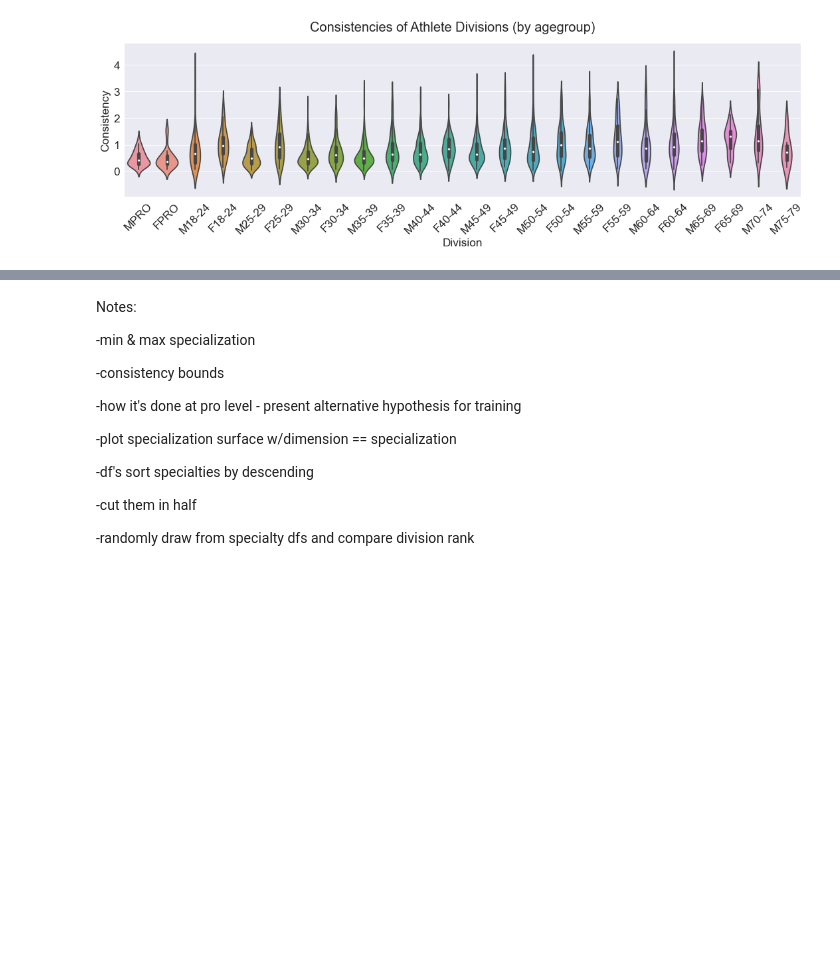
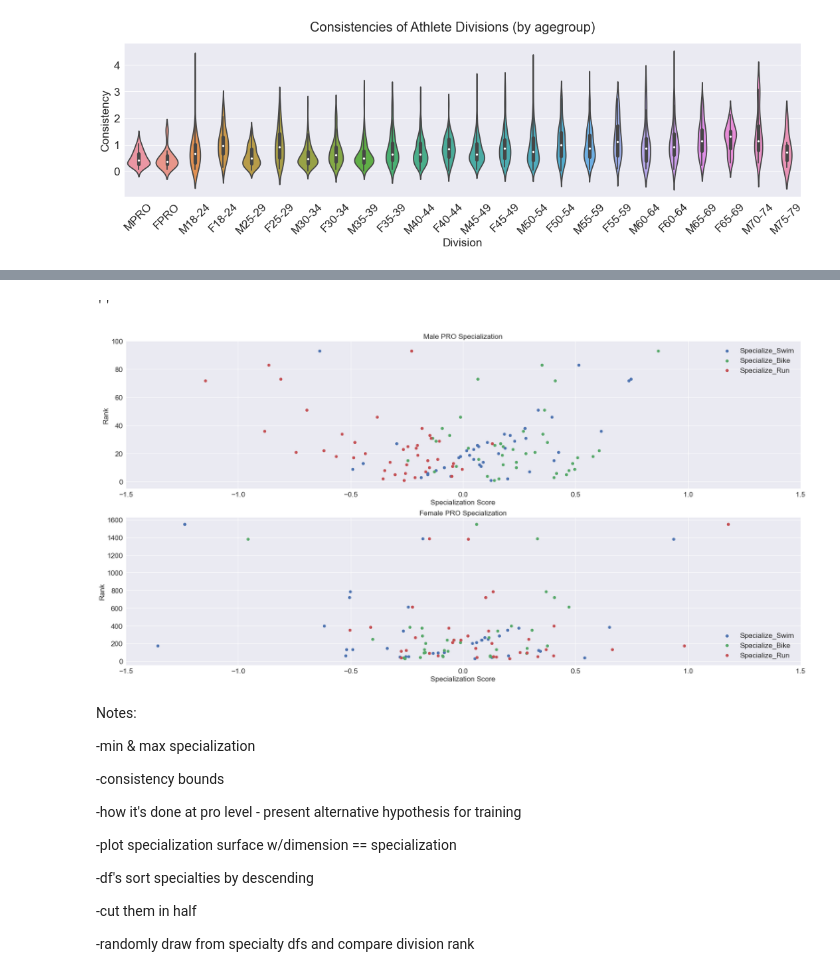
Before and after one commit to czaloumi/ironman-2019, a Jupyter notebook: src/ironman19.ipynb, the cells around one changed output, grey strips where cells are left out. Saved outputs shown, nothing was run; the diff lists cells and outputs as text; code cells hidden in the pictures; blank space fills up the shorter version.

Commit message:
specialization updates

```diff
--- a/src/ironman19.ipynb
+++ b/src/ironman19.ipynb
@@ -421,3 +379,51 @@ ax.legend()
+# %%
+def plot_specialization(df, division):
+    '''
+    Function scatter plots specialization scores for Swim, BIke, and Run events
+    by athlete division rank.
+
+    Note: function plots two separate plots per division gender.
+
+    PARAMETERS
+    ----------
+        df: pandas dataframe
+        division: string
+
+    RETURNS
+    -------
+        Two plots by division gender
+    '''
+    female_df = df[df['Gender'] == 0]
+    male_df = df[df['Gender'] == 1]
+    fem_div = female_df[female_df['Division'] == f'F{division}']
+    male_div = male_df[male_df['Division'] == f'M{division}']
+    gender_dfs = [male_div, fem_div]
+
+    specialization_cols = ['Specialize_Swim', 'Specialize_Bike', 'Specialize_Run']
+
+    fig, axs = plt.subplots(2, figsize=(24, 12))
+    for i, gender_df in enumerate(gender_dfs):
+        if i == 0:
+            axs[i].set_title(f'Male {division} Specialization')
+        else:
+            axs[i].set_title(f'Female {division} Specialization')
+
+        for col in specialization_cols:
+            axs[i].scatter(gender_df[col], gender_df['Overall Rank'], label=f'{col}')
+        axs[i].set_xlabel('Specialization Score')
+        axs[i].set_ylabel('Rank')
+        axs[i].set_xbound(-1.5, 1.5)
+        axs[0].set_ybound(-5,100)
+        axs[i].legend()
+
+    return axs
+# %%
+plot_specialization(df_scaled, 'PRO')
+plt.tight_layout()
+plt.savefig('../images/');
+# %% [output]
+''
+[figure, added]
 # %% [markdown]
 Notes:
 
```
Also changed, not shown: parts of 16 cells of this notebook, 4 other files.
